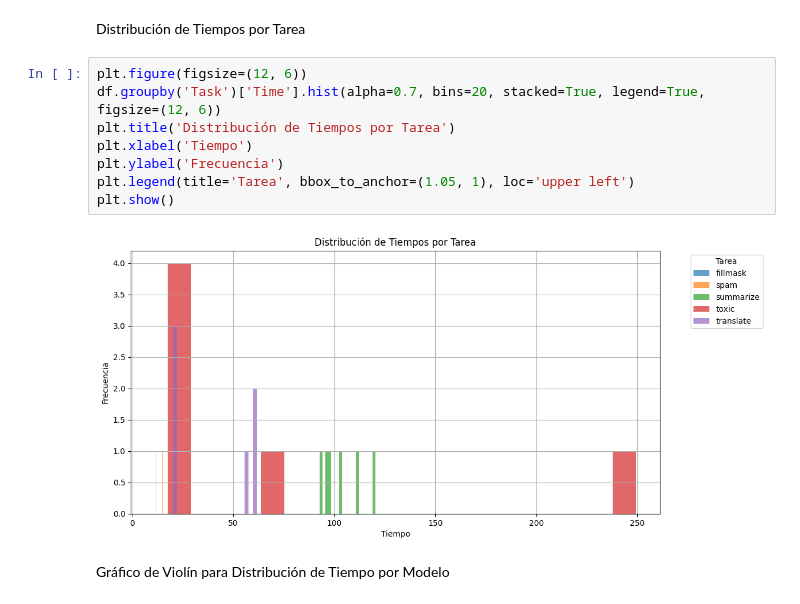
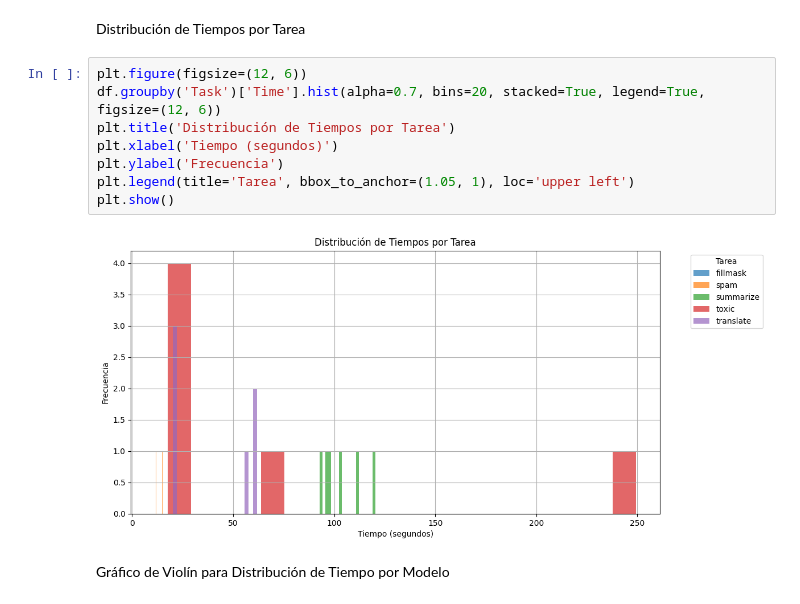
Before and after one commit to migromarj/MLE-MT-LM, a Jupyter notebook: MLE-MT-LM.ipynb, the cells around one changed output. Drawn from its saved outputs; the diff is of its cells as text.

```diff
--- a/MLE-MT-LM.ipynb
+++ b/MLE-MT-LM.ipynb
@@ -293,13 +293,13 @@ Distribución de Tiempos por Tarea
 # %%
 plt.figure(figsize=(12, 6))
 df.groupby('Task')['Time'].hist(alpha=0.7, bins=20, stacked=True, legend=True, figsize=(12, 6))
 plt.title('Distribución de Tiempos por Tarea')
-plt.xlabel('Tiempo')
+plt.xlabel('Tiempo (segundos)')
 plt.ylabel('Frecuencia')
 plt.legend(title='Tarea', bbox_to_anchor=(1.05, 1), loc='upper left')
 plt.show()
 # %% [output]
-[figure, old version]
+[figure, new version]
 # %% [markdown]
 Gráfico de Violín para Distribución de Tiempo por Modelo
 # %%
```
Also changed, not shown: parts of 4 cells of this notebook, 10 other files.
